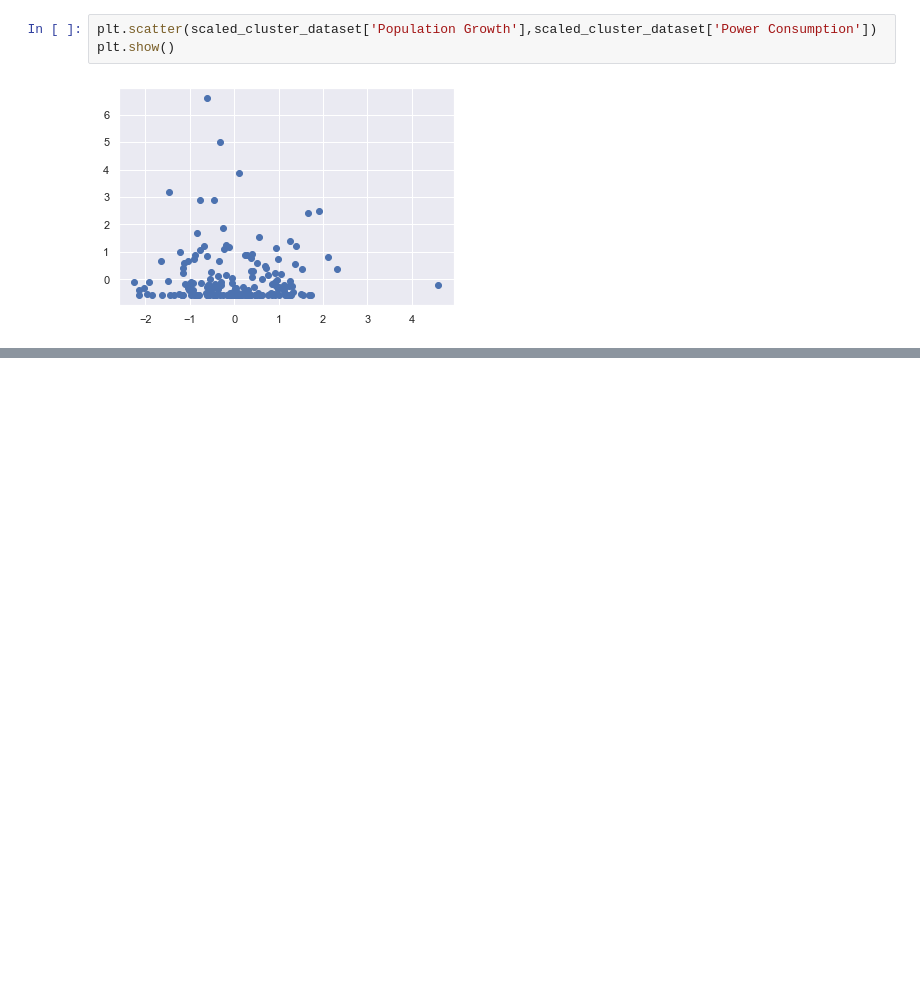
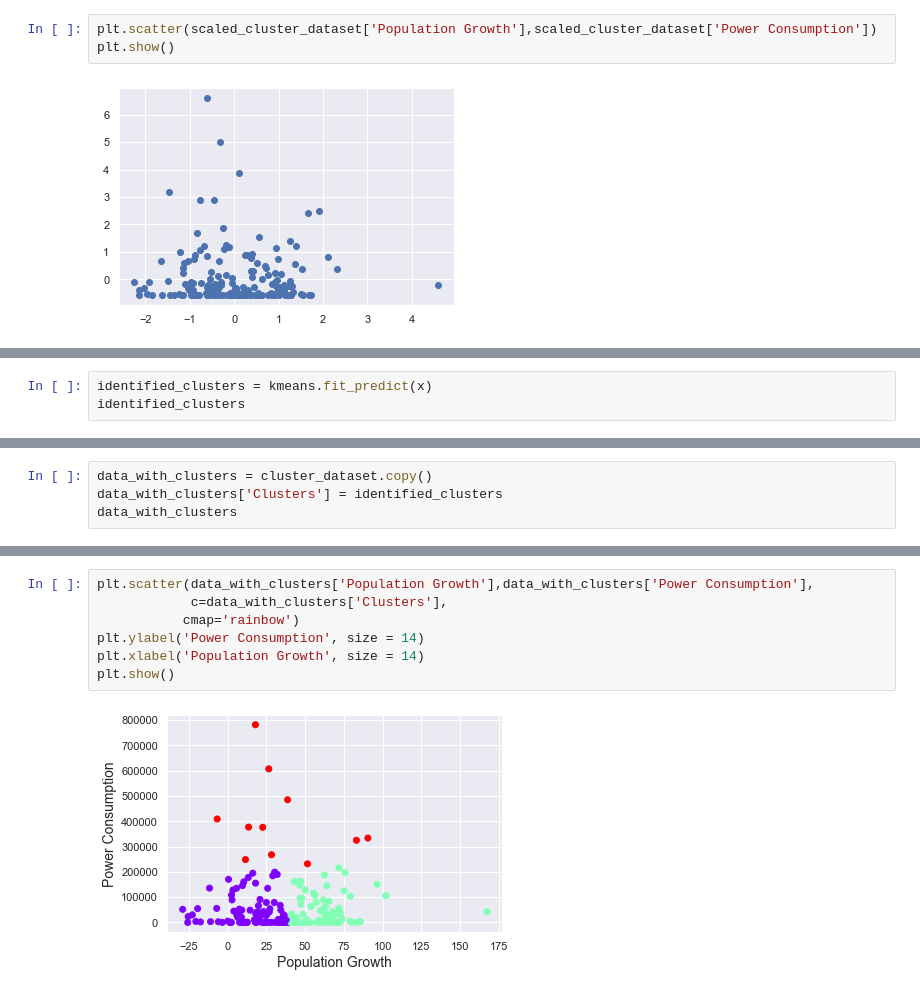
Before and after one commit to iamYole/Assignment_3, a Jupyter notebook: Assignment 3.ipynb, the cells around one changed output, grey strips where cells are left out. Cells and saved outputs as stored; diff of their text form; blank space fills up the shorter version.

```diff
--- a/Assignment 3.ipynb
+++ b/Assignment 3.ipynb
@@ -249,0 +334,3 @@ plt.show()
+# %%
+identified_clusters = kmeans.fit_predict(x)
+identified_clusters
@@ -249,0 +347,4 @@ plt.show()
+# %%
+data_with_clusters = cluster_dataset.copy()
+data_with_clusters['Clusters'] = identified_clusters
+data_with_clusters
@@ -249,0 +370,9 @@ plt.show()
+# %%
+plt.scatter(data_with_clusters['Population Growth'],data_with_clusters['Power Consumption'],
+            c=data_with_clusters['Clusters'],
+           cmap='rainbow')
+plt.ylabel('Power Consumption', size = 14)
+plt.xlabel('Population Growth', size = 14)
+plt.show()
+# %% [output]
+[figure, added]
```
Also changed, not shown: parts of 15 cells of this notebook.
